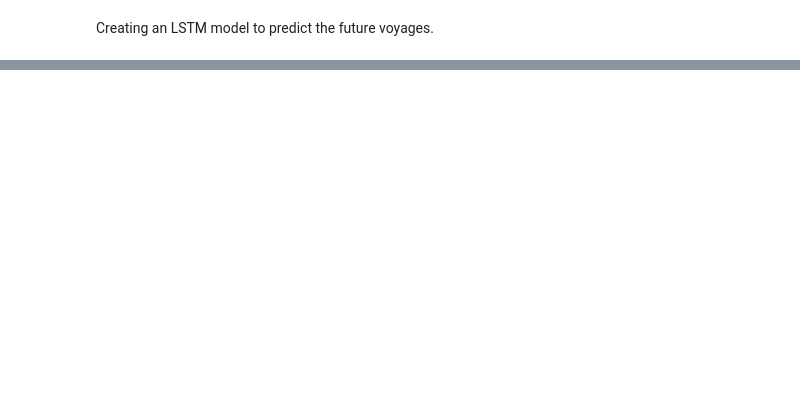
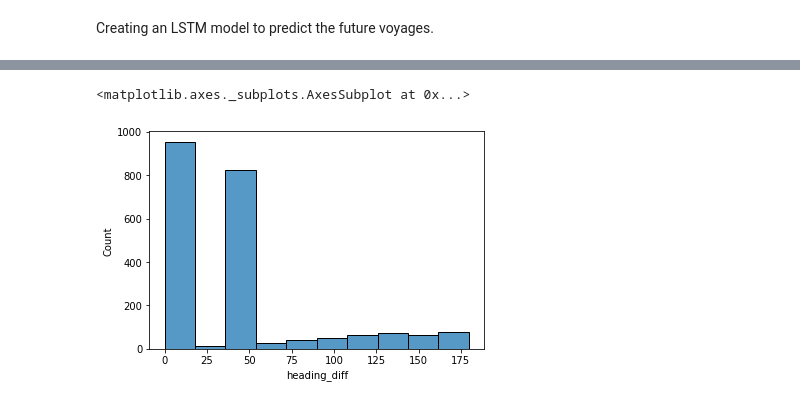
Before and after one commit to yaobviously/sym-cargo, a Jupyter notebook: sym_cargo.ipynb, the cells around one changed output, grey strips where cells are left out. Cells and saved outputs as stored; diff of their text form; code cells hidden in the pictures; blank space fills up the shorter version.

```diff
--- a/sym_cargo.ipynb
+++ b/sym_cargo.ipynb
@@ -38,8 +42,8 @@ def wrangle():
   df1['long_rad'] = np.radians(df1['long'])
 
   # rounding lat and long in port df
-  df1['lat'] = df1['lat'].round(1)
-  df1['long'] = df1['long'].round(1)
+  df1['lat'] = df1['lat']
+  df1['long'] = df1['long']
 
   df2 = pd.read_csv(tracking_file, parse_dates=['datetime'])
   df2 = df2.drop_duplicates()
@@ -56,10 +60,10 @@ def wrangle():
 
   # time deltas to compute impossible distances travelled
   df2['time_delta'] = df2.groupby('vessel')['datetime'].transform(lambda x: x - x.shift(1))
-  df2['hour_delta'] = df2['time_delta'].apply(lambda x: x.seconds / 3600)
+  df2['hour_delta'] = [(n.days * 24) + (n.seconds / 3600) for n in df2['time_delta']]
 
   # filtering using query to eliminate unneeded/impossible values
-  df2 = df2.query('hour_delta > 0.25 & speed <30 & heading <=360 & draft < 12.5')
+  df2 = df2.query('speed <30 & heading <=360 & draft < 13.5')
   df2 = df2.reset_index(drop=True)
 
   return df1, df2
@@ -110,7 +114,7 @@ print([idx_ports[n] for n in n[0]])
 [  3.30931026  46.44757565 255.13837716]
 [82, 113, 44]
 # %%
-def nearest_port(df, radius=0.01):
+def nearest_port(df, radius=0.025):
   """
   returns the port identifier of the nearest port using the nearest neighbors
   model
@@ -125,7 +129,7 @@ def nearest_port(df, radius=0.01):
   else:
     return idx_ports[pred[0][0]]
 # %%
-def nearest_distance(df, radius=0.0125):
+def nearest_distance(df, radius=0.025):
   """
   returns the distance of the nearest port in the dataset
   """
@@ -650,0 +736,5 @@ fig.show()
+# %%
+sns.histplot(alldf.query('pred_port == 138')['heading_diff'], bins=10)
+# %% [output]
+<matplotlib.axes._subplots.AxesSubplot at 0x...>
+[figure, added]
```
Also changed, not shown: parts of 21 cells of this notebook.
